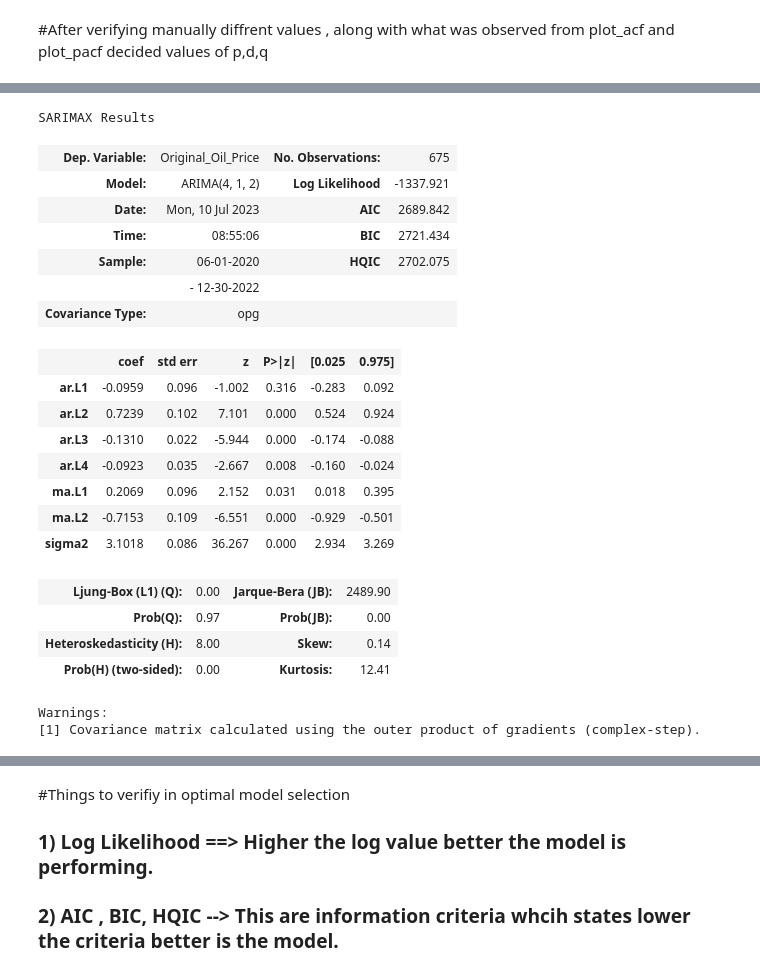
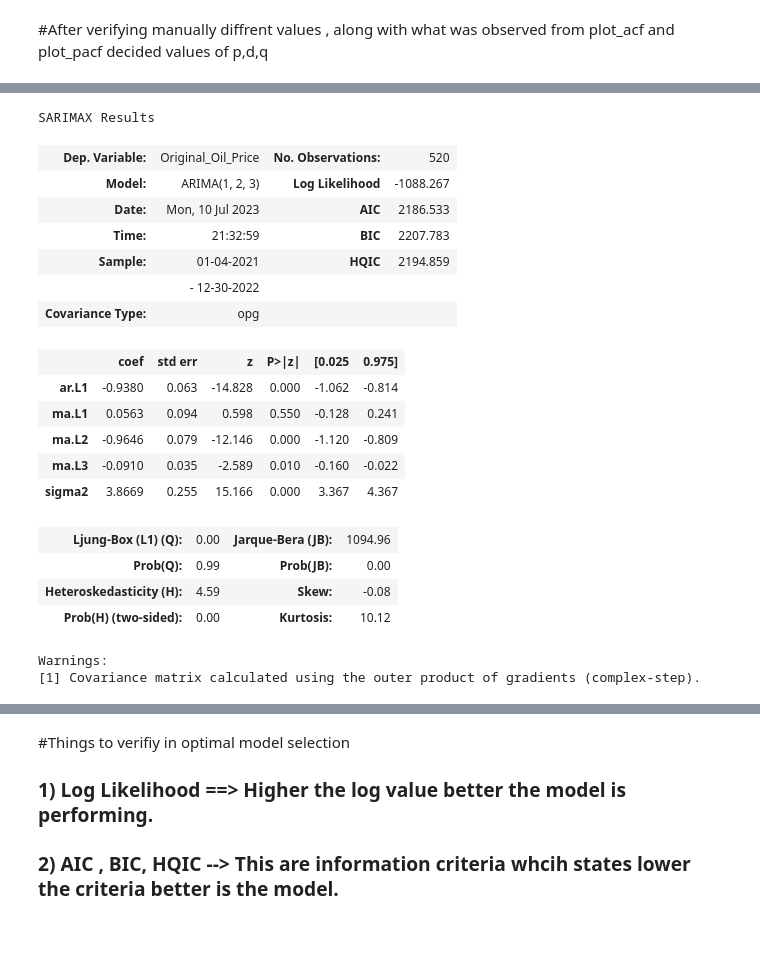
Before and after one commit to pravin-raut/MachineLearning, a Jupyter notebook: dissertation/Oil_Forecast_v2.ipynb, the cells around one changed output, grey strips where cells are left out. Saved outputs shown, nothing was run; the diff lists cells and outputs as text; code cells hidden in the pictures; blank space fills up the shorter version.

```diff
--- a/dissertation/Oil_Forecast_v2.ipynb
+++ b/dissertation/Oil_Forecast_v2.ipynb
@@ -50,7 +50,7 @@ quandl.ApiConfig.api_key = api_key
 # %%
 CurrentDate = (datetime.today() - timedelta(days=0)).strftime('%Y-%m-%d')
 CurrentDate
-FirstDay='2019-01-01'
+FirstDay='2021-01-01'
 # %%
 
 def getDataFromAPI(API,symbol,start_date,end_date):
@@ -246,29 +281,27 @@ warnings.filterwarnings("ignore")
 # %%
 from statsmodels.tsa.arima.model import ARIMA
 
-oil_model=ARIMA(train_data_oil['Original_Oil_Price'],order=(4,1,2))
+oil_model=ARIMA(train_data_oil['Original_Oil_Price'],order=(1,2,3))
 oil_model_fit=oil_model.fit()
 oil_model_fit.summary()
 # %% [output]
 SARIMAX Results
-| Dep. Variable: | Original_Oil_Price | No. Observations: | 675 |
-| Model: | ARIMA(4, 1, 2) | Log Likelihood | -1337.921 |
-| Date: | Mon, 10 Jul 2023 | AIC | 2689.842 |
-| Time: | 08:55:06 | BIC | 2721.434 |
-| Sample: | 06-01-2020 | HQIC | 2702.075 |
+| Dep. Variable: | Original_Oil_Price | No. Observations: | 520 |
+| Model: | ARIMA(1, 2, 3) | Log Likelihood | -1088.267 |
+| Date: | Mon, 10 Jul 2023 | AIC | 2186.533 |
+| Time: | 21:32:59 | BIC | 2207.783 |
+| Sample: | 01-04-2021 | HQIC | 2194.859 |
 |  | - 12-30-2022 |  |  |
 | Covariance Type: | opg |  |  |
 |  | coef | std err | z | P>|z| | [0.025 | 0.975] |
-| ar.L1 | -0.0959 | 0.096 | -1.002 | 0.316 | -0.283 | 0.092 |
-| ar.L2 | 0.7239 | 0.102 | 7.101 | 0.000 | 0.524 | 0.924 |
-| ar.L3 | -0.1310 | 0.022 | -5.944 | 0.000 | -0.174 | -0.088 |
-| ar.L4 | -0.0923 | 0.035 | -2.667 | 0.008 | -0.160 | -0.024 |
-| ma.L1 | 0.2069 | 0.096 | 2.152 | 0.031 | 0.018 | 0.395 |
-| ma.L2 | -0.7153 | 0.109 | -6.551 | 0.000 | -0.929 | -0.501 |
-| sigma2 | 3.1018 | 0.086 | 36.267 | 0.000 | 2.934 | 3.269 |
+| ar.L1 | -0.9380 | 0.063 | -14.828 | 0.000 | -1.062 | -0.814 |
+| ma.L1 | 0.0563 | 0.094 | 0.598 | 0.550 | -0.128 | 0.241 |
+| ma.L2 | -0.9646 | 0.079 | -12.146 | 0.000 | -1.120 | -0.809 |
+| ma.L3 | -0.0910 | 0.035 | -2.589 | 0.010 | -0.160 | -0.022 |
+| sigma2 | 3.8669 | 0.255 | 15.166 | 0.000 | 3.367 | 4.367 |
-| Ljung-Box (L1) (Q): | 0.00 | Jarque-Bera (JB): | 2489.90 |
-| Prob(Q): | 0.97 | Prob(JB): | 0.00 |
-| Heteroskedasticity (H): | 8.00 | Skew: | 0.14 |
-| Prob(H) (two-sided): | 0.00 | Kurtosis: | 12.41 |
+| Ljung-Box (L1) (Q): | 0.00 | Jarque-Bera (JB): | 1094.96 |
+| Prob(Q): | 0.99 | Prob(JB): | 0.00 |
+| Heteroskedasticity (H): | 4.59 | Skew: | -0.08 |
+| Prob(H) (two-sided): | 0.00 | Kurtosis: | 10.12 |
 Warnings:
 [1] Covariance matrix calculated using the outer product of gradients (complex-step).
```
Also changed, not shown: parts of 26 cells of this notebook.
